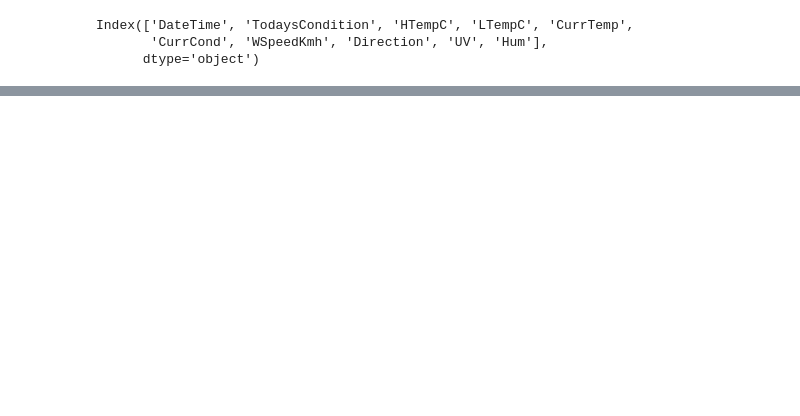
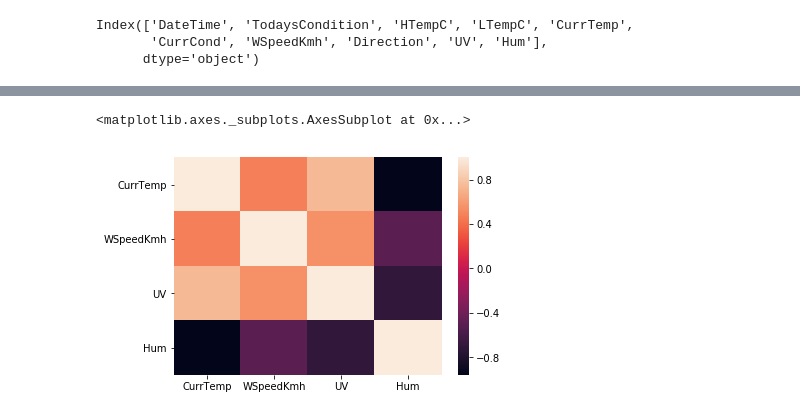
Before and after one commit to HenriqueCSJ/Python-Lessons, a Jupyter notebook: ML-Course/SKL/Paracambi_weather.ipynb, the cells around one changed output, grey strips where cells are left out. Saved outputs shown, nothing was run; the diff lists cells and outputs as text; code cells hidden in the pictures; blank space fills up the shorter version.

```diff
--- a/ML-Course/SKL/Paracambi_weather.ipynb
+++ b/ML-Course/SKL/Paracambi_weather.ipynb
@@ -68,0 +80,5 @@ sns.pairplot(df)
+# %%
+sns.heatmap(df.corr(), annot_kws="CurrTemp")
+# %% [output]
+<matplotlib.axes._subplots.AxesSubplot at 0x...>
+[figure, added]
```
Also changed, not shown: parts of 11 cells of this notebook, 20 other files.
